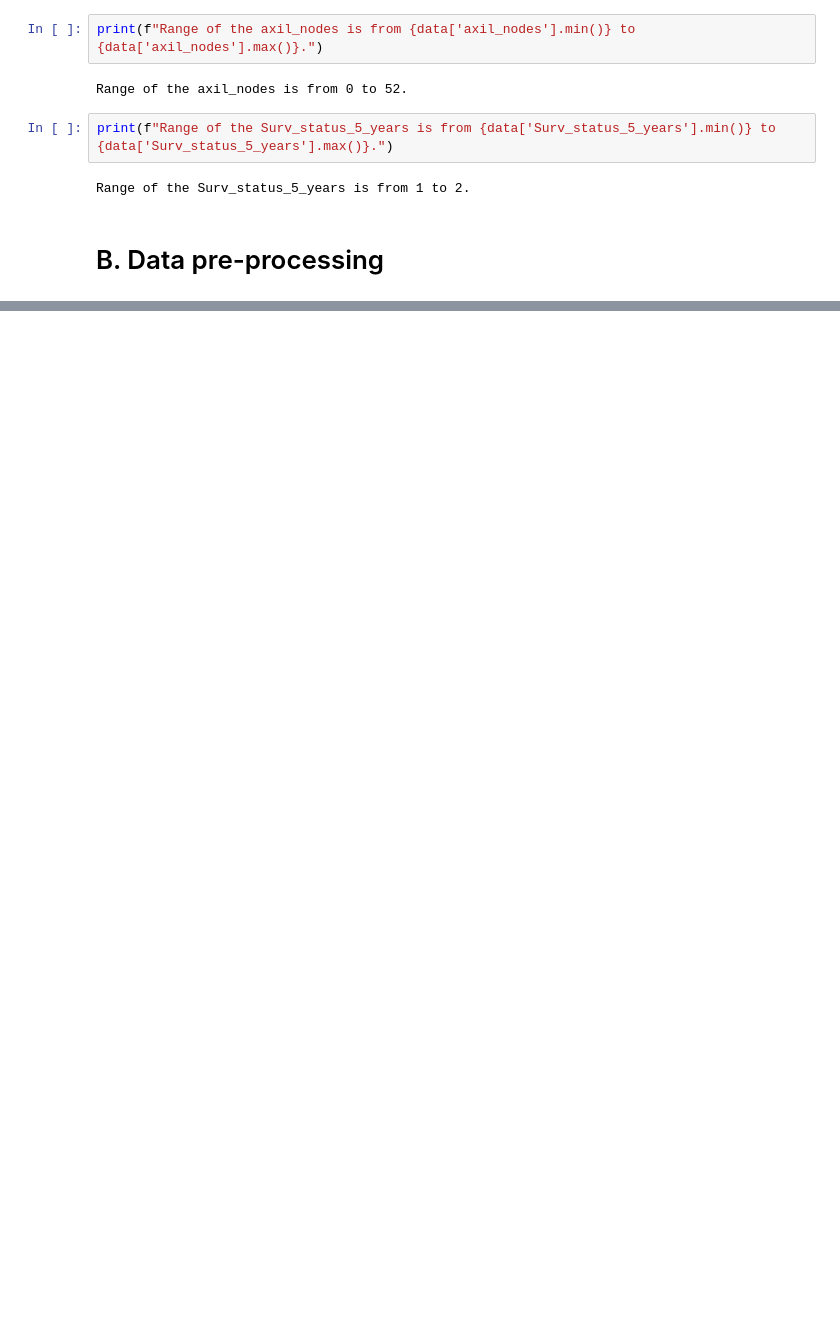
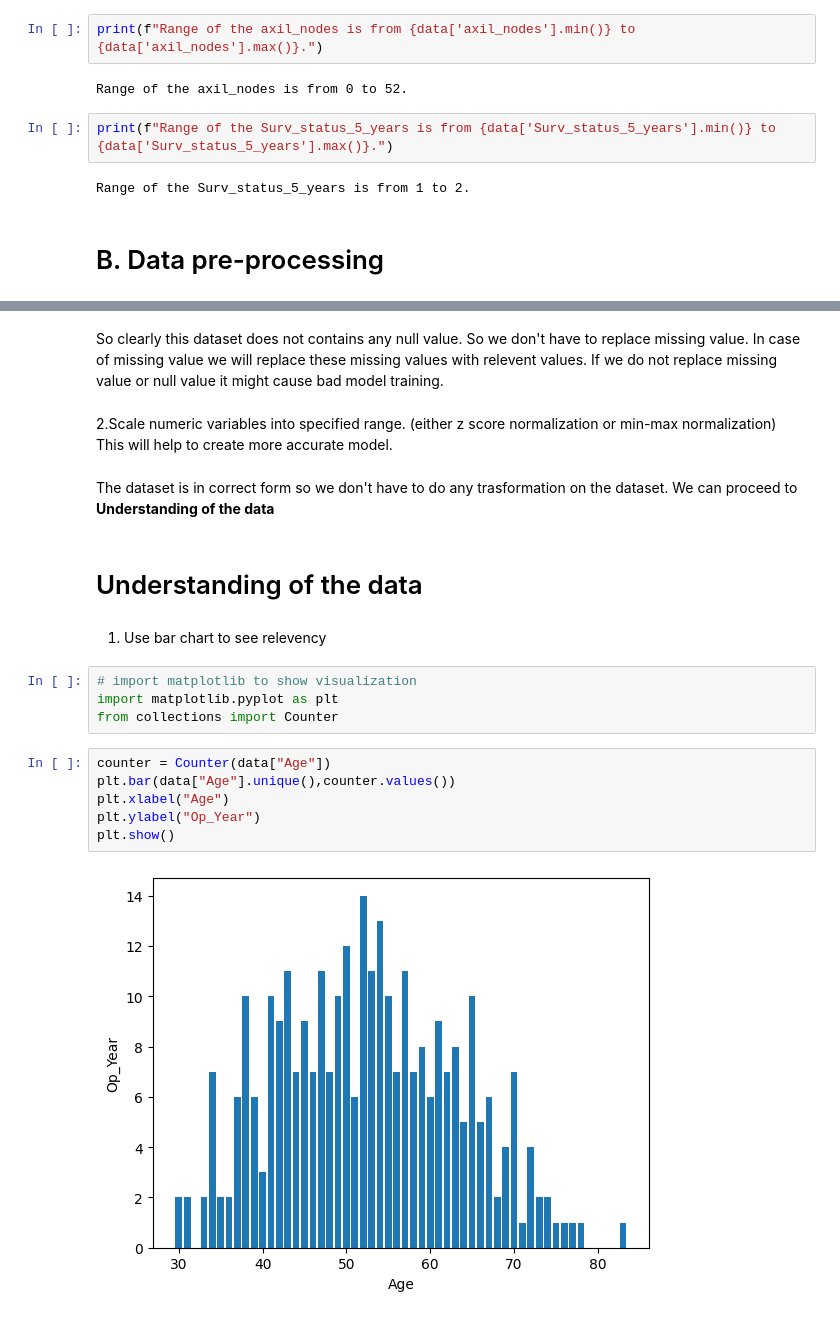
Before and after one commit to anubrata01/Data-mining-college-Assignment, a Jupyter notebook: Haberman’s_Survival_Dataset.ipynb, the cells around one changed output, grey strips where cells are left out. Saved outputs shown, nothing was run; the diff lists cells and outputs as text; blank space fills up the shorter version.

```diff
--- a/Haberman’s_Survival_Dataset.ipynb
+++ b/Haberman’s_Survival_Dataset.ipynb
@@ -130,0 +157,23 @@ Range of the Surv_status_5_years is from 1 to 2.
+# %% [markdown]
+So clearly this dataset does not contains any null value. So we don't have to replace missing value. In case of missing value we will replace these missing values with relevent values. If we do not replace missing value or null value it might cause bad model training.
+# %% [markdown]
+2.Scale numeric variables into specified range. (either z score normalization or min-max normalization)
+<br> This will help to create more accurate model.
+# %% [markdown]
+The dataset is in correct form so we don't have to do any trasformation on the dataset. We can proceed to **Understanding of the data**
+# %% [markdown]
+# Understanding of the data
+# %% [markdown]
+1. Use bar chart to see relevency
+# %%
+# import matplotlib to show visualization
+import matplotlib.pyplot as plt
+from collections import Counter
+# %%
+counter = Counter(data["Age"])
+plt.bar(data["Age"].unique(),counter.values())
+plt.xlabel("Age")
+plt.ylabel("Op_Year")
+plt.show()
+# %% [output]
+[figure, added]
```
Also changed, not shown: parts of 7 cells of this notebook.
